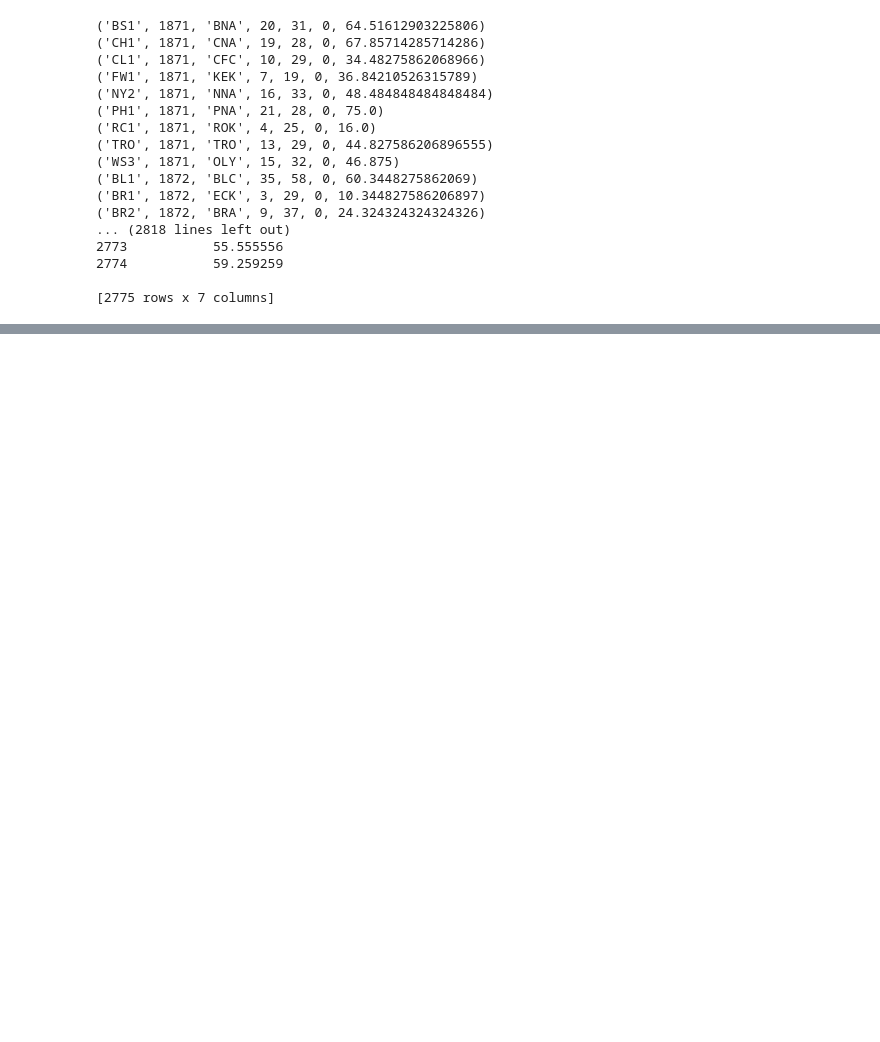
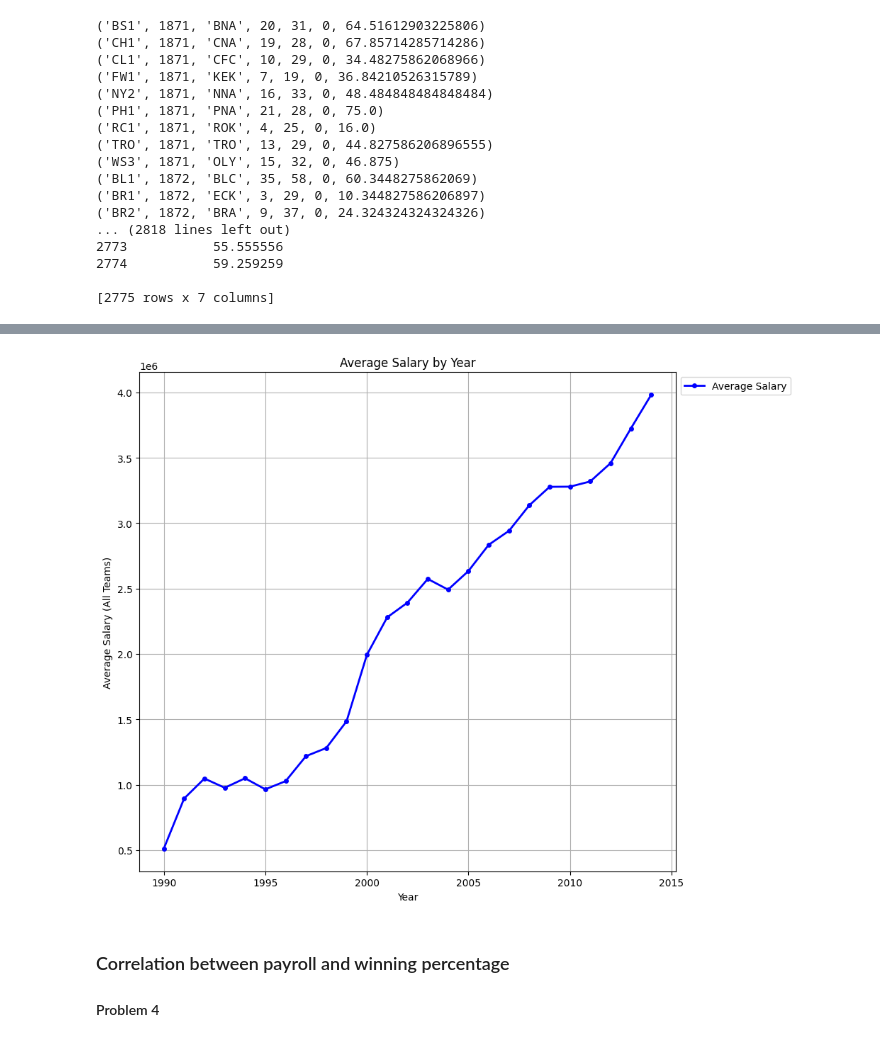
Before and after one commit to diegolopez2002/proj2, a Jupyter notebook: proj2.ipynb, the cells around one changed output, grey strips where cells are left out. Cells and saved outputs as stored; diff of their text form; code cells hidden in the pictures; blank space fills up the shorter version.

```diff
--- a/proj2.ipynb
+++ b/proj2.ipynb
@@ -145,0 +161,46 @@ PART 3
+# %%
+conn = sqlite3.connect("lahman2014.sqlite")
+
+query_salaryAVG = """
+SELECT
+    yearID,
+    AVG(salary) AS avg_salary
+    FROM
+        Salaries
+    WHERE
+        yearID BETWEEN 1990 AND 2014
+    GROUP BY
+        yearID
+     """
+
+payrolls_data = pd.read_sql(query_salaryAVG, conn)
+
+conn.close()
+
+plt.figure(figsize=(10, 8))
+
+avg_salary = []
+for i in range(len(payrolls_data)):
+    avg_salary.append(payrolls_data["avg_salary"][i])
+
+plt.plot(payrolls_data["yearID"], avg_salary, linestyle='-', marker='o', markersize=4, linewidth=2, color='blue')
+
+plt.xlabel('Year')
+plt.ylabel('Average Salary (All Teams)')
+plt.title('Average Salary by Year')
+plt.grid(True)
+plt.legend(['Average Salary'], loc='upper left', bbox_to_anchor=(1, 1))  # Adjust legend
+plt.tight_layout()
+plt.savefig('salary_by_year.png')
+
+
+
+plt.tight_layout()
+
+plt.show()
+plt.close()
+# %% [output]
+[figure, added]
+# %% [markdown]
+### Correlation between payroll and winning percentage
+#### Problem 4
```
Also changed, not shown: parts of 10 cells of this notebook.
